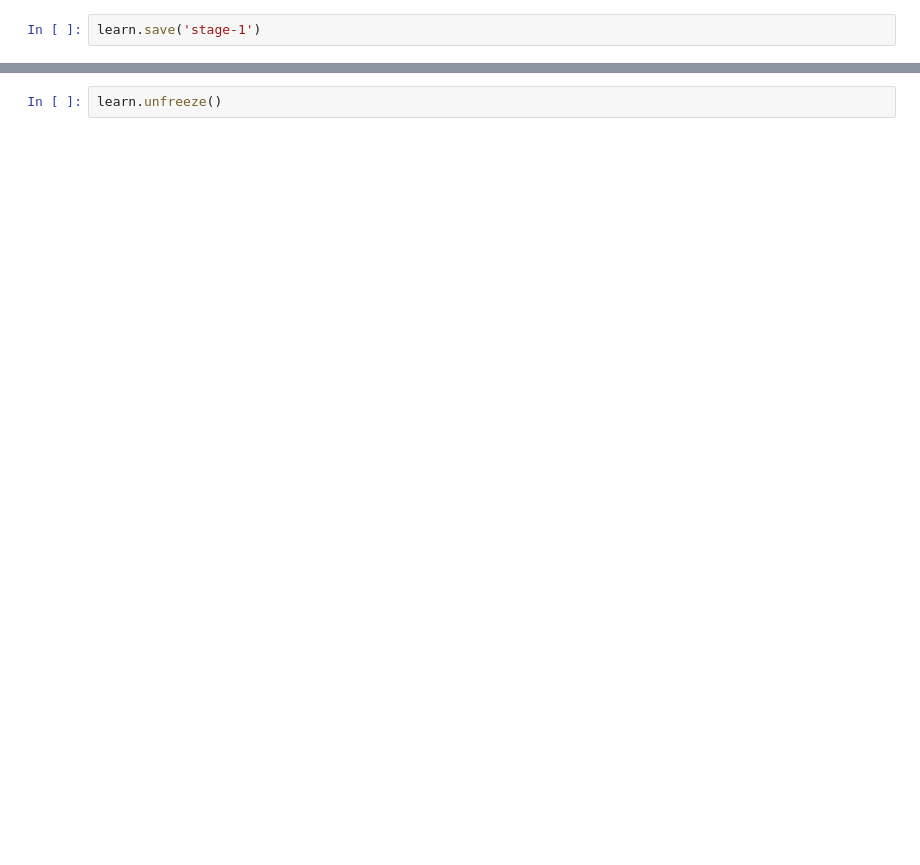
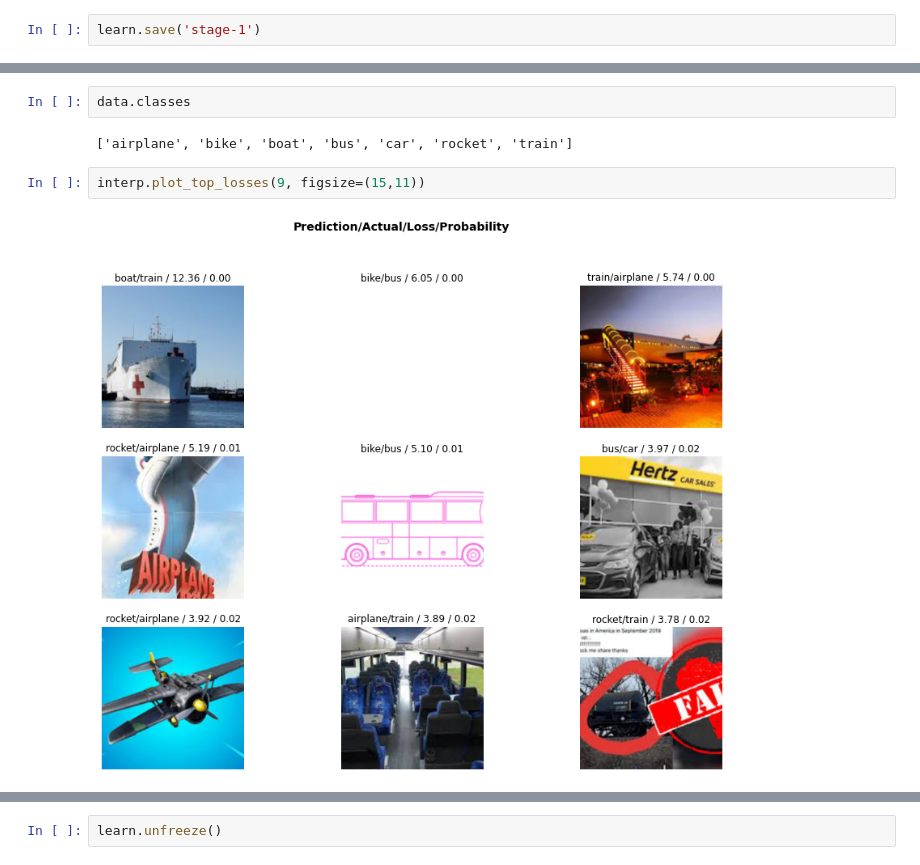
Before and after one commit to Ranjani94/Deep_Learning, a Jupyter notebook: homework1/Fastai_lesson2.ipynb, the cells around one changed output, grey strips where cells are left out. Saved outputs shown, nothing was run; the diff lists cells and outputs as text; blank space fills up the shorter version.

```diff
--- a/homework1/Fastai_lesson2.ipynb
+++ b/homework1/Fastai_lesson2.ipynb
@@ -98,0 +78,8 @@ learn.save('stage-1')
+# %%
+data.classes
+# %% [output]
+['airplane', 'bike', 'boat', 'bus', 'car', 'rocket', 'train']
+# %%
+interp.plot_top_losses(9, figsize=(15,11))
+# %% [output]
+[figure, added]
```
Also changed, not shown: parts of 36 cells of this notebook.
